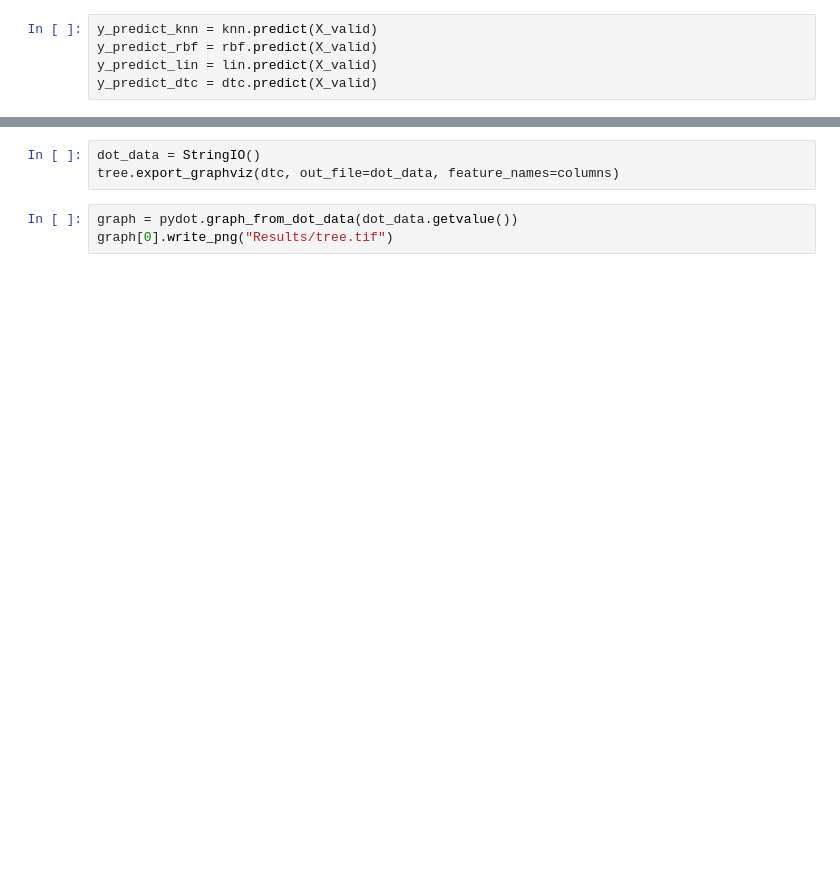
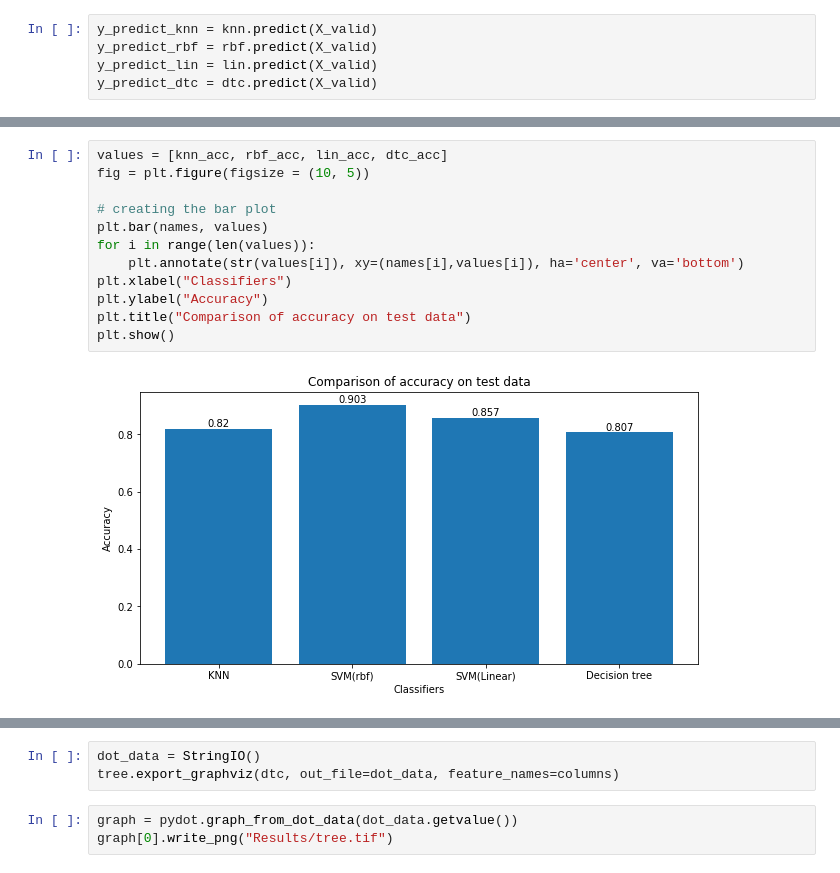
Before and after one commit to BlinkovYevhenGit/ML-techniques-for-TravelInsuranceCompany, a Jupyter notebook: Machine Learning/Assignment 1 ML/CE802_P2_Notebook/CE802_P2_Notebook.ipynb, the cells around one changed output, grey strips where cells are left out. Cells and saved outputs as stored; diff of their text form; blank space fills up the shorter version.

```diff
--- a/Machine Learning/Assignment 1 ML/CE802_P2_Notebook/CE802_P2_Notebook.ipynb
+++ b/Machine Learning/Assignment 1 ML/CE802_P2_Notebook/CE802_P2_Notebook.ipynb
@@ -161,3 +161,17 @@ print(accuracy_score(y_valid, y_predict_dtc))
+# %%
+values = [knn_acc, rbf_acc, lin_acc, dtc_acc]
+fig = plt.figure(figsize = (10, 5))
+
+# creating the bar plot
+plt.bar(names, values)
+for i in range(len(values)):
+    plt.annotate(str(values[i]), xy=(names[i],values[i]), ha='center', va='bottom')
+plt.xlabel("Classifiers")
+plt.ylabel("Accuracy")
+plt.title("Comparison of accuracy on test data")
+plt.show()
+# %% [output]
+[figure, added]
 # %%
 print("KNN")
 print(confusion_matrix(y_valid,y_predict_knn))
```
Also changed, not shown: parts of 31 cells of this notebook, 4 other files.
